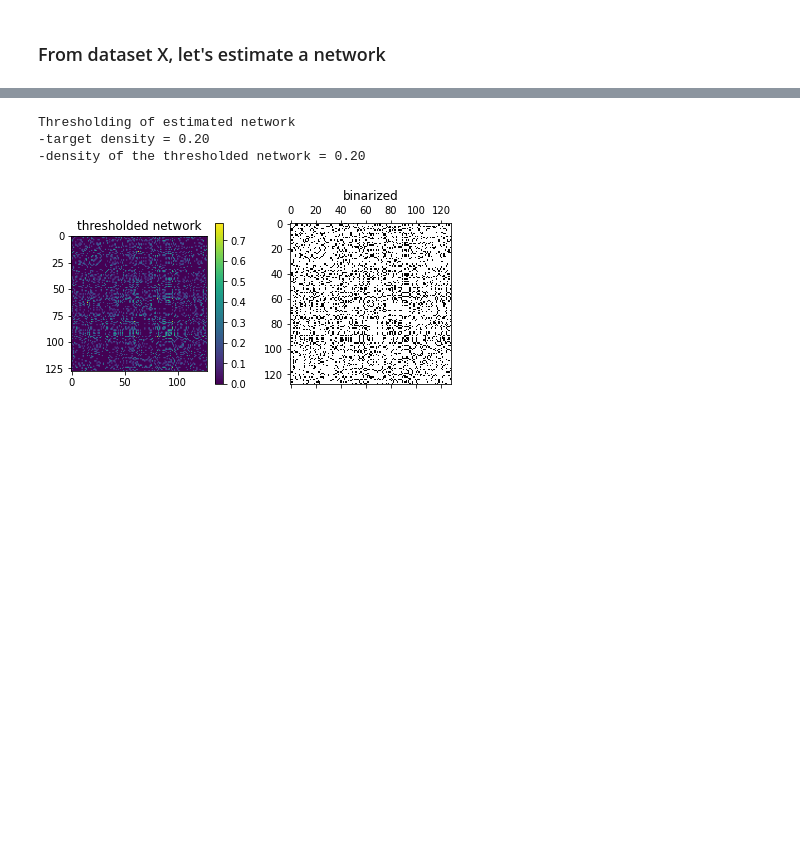
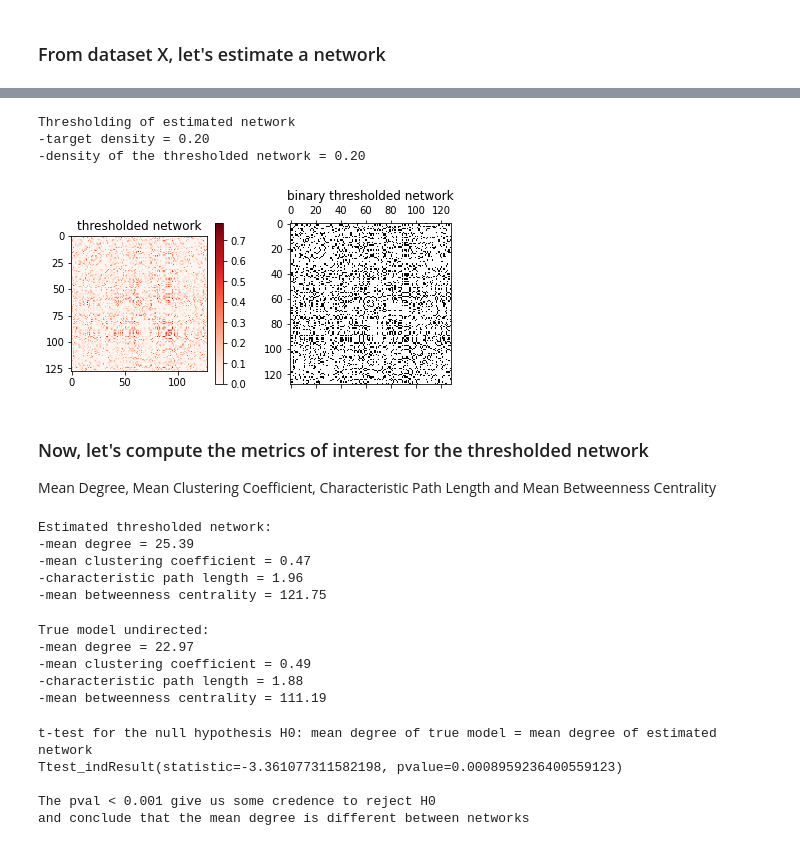
Before and after one commit to rubenSaro/connGraphTheory, a Jupyter notebook: pilot.ipynb, the cells around one changed output, grey strips where cells are left out. Drawn from its saved outputs; the diff is of its cells as text; code cells hidden in the pictures; blank space fills up the shorter version.

Commit message:
null model comparison

```diff
--- a/pilot.ipynb
+++ b/pilot.ipynb
@@ -751,34 +746,103 @@ num_possible_edges = (num_nodes*(num_nodes-1))/2
 target_density = 0.20
 num_target_edges = int(target_density*num_possible_edges)
 print('Thresholding of estimated network')
 print(f'-target density = {target_density:.2f}')
 
 # It is common in brain network analysis to take only the positive FCs, let's do that here.
 # First order the edges correlation values from larger to smaller, do not consider 0s (non-edges).
 # Just take the upper triangular to avoid repeating values (due to symmetry) in the sorting.
 ut_idx = np.triu_indices(num_nodes,k=1)
 ordered_edges = np.flip(np.sort(estim_network[ut_idx][estim_network[ut_idx]!=0]))
 # take the value corresponding to the num_target_edges to use as a cutoff
 cutoff = ordered_edges[num_target_edges]
 # threshold the network using the cutoff
 thresh_network = np.multiply(estim_network,(estim_network > cutoff))
 # compute the density of the thresholded network to verify
 density_thresh_network = (np.sum(np.sum(thresh_network!=0))/2)/num_possible_edges
 print(f'-density of the thresholded network = {density_thresh_network:.2f}')
 
+# Finally make a binary version to compute the graph metrics as above
+th_net_binary = (thresh_network != 0)
+
 # plot the thresholded network
 plt.figure(figsize=(6,3))
 plt.subplot(1,2,1)
-plt.imshow(thresh_network)
+plt.imshow(thresh_network,cmap='Reds')
 plt.title('thresholded network')
 plt.colorbar() # need to fix this, plots too big
 plt.subplot(1,2,2)
-plt.spy(thresh_network)
-plt.title('binarized')
+plt.spy(th_net_binary)
+plt.title('binary thresholded network')
 plt.tight_layout()
 plt.show()
 # %% [output]
 Thresholding of estimated network
 -target density = 0.20
 -density of the thresholded network = 0.20
-[figure, old version]
+[figure, new version]
+# %% [markdown]
+### Now, let's compute the metrics of interest for the thresholded network
+Mean Degree, Mean Clustering Coefficient, Characteristic Path Length and Mean Betweenness Centrality
+# %%
+# you can also explore the distributions here as we did above
+th_net_degree = bct.degrees_und(th_net_binary)
+th_net_clusteringCoefficient = bct.clustering_coef_bu(th_net_binary)
+th_net_charPathLength = bct.charpath(bct.distance_bin(th_net_binary))[0]
+th_net_betwCentrality = bct.betweenness_bin(th_net_binary)
+
+print('')
+print('Estimated thresholded network:')
+print(f'-mean degree = {np.mean(th_net_degree):.2f}')
+print(f'-mean clustering coefficient = {np.mean(th_net_clusteringCoefficient):.2f}')
+print(f'-characteristic path length = {th_net_charPathLength:.2f}')
+print(f'-mean betweenness centrality = {np.mean(th_net_betwCentrality):.2f}')
+# %% [output]
+Estimated thresholded network:
+-mean degree = 25.39
+-mean clustering coefficient = 0.47
+-characteristic path length = 1.96
+-mean betweenness centrality = 121.75
+# %%
+# Compare these values against the ones of the true network simulated "graph_smallworld_directed"
+
+# we need to make it undirected and symmetric first. FIX THIS. AND ABOVE.
+true_model_undirected = (graph_smallworld_directed + graph_smallworld_directed.T) != 0
+
+
+t_model_degree = bct.degrees_und(true_model_undirected)
+t_model_clusteringCoefficient = bct.clustering_coef_bu(true_model_undirected)
+t_model_charPathLength = bct.charpath(bct.distance_bin(true_model_undirected))[0]
+t_model_betwCentrality = bct.betweenness_bin(true_model_undirected)
+
+print('')
+print('True model undirected:')
+print(f'-mean degree = {np.mean(t_model_degree):.2f}')
+print(f'-mean clustering coefficient = {np.mean(t_model_clusteringCoefficient):.2f}')
+print(f'-characteristic path length = {t_model_charPathLength:.2f}')
+print(f'-mean betweenness centrality = {np.mean(t_model_betwCentrality):.2f}')
+# %% [output]
+True model undirected:
+-mean degree = 22.97
+-mean clustering coefficient = 0.49
+-characteristic path length = 1.88
+-mean betweenness centrality = 111.19
+# %%
+# Assuming the metrics have a Gaussian distribution, we could use t-tests to determine if the average of the metrics
+# are significantly different between the estimated thresholded network and the true network.
+
+# Ideally, we would want them to NOT be different, indicating we recovered network properties of the true model
+
+# Let's make an example with the Degree
+# using the stats.ttest_ind function
+print(f't-test for the null hypothesis H0: mean degree of true model = mean degree of estimated network')
+ttest = stats.ttest_ind(t_model_degree,th_net_degree,alternative='two-sided')
+print(ttest)
+print('')
+print(f'The pval < 0.001 give us some credence to reject H0')
+print(f'and conclude that the mean degree is different between networks')
+# %% [output]
+t-test for the null hypothesis H0: mean degree of true model = mean degree of estimated network
+Ttest_indResult(statistic=-3.361077311582198, pvalue=0.0008959236400559123)
+
+The pval < 0.001 give us some credence to reject H0
+and conclude that the mean degree is different between networks
```
Also changed, not shown: parts of 1 cell of this notebook.
